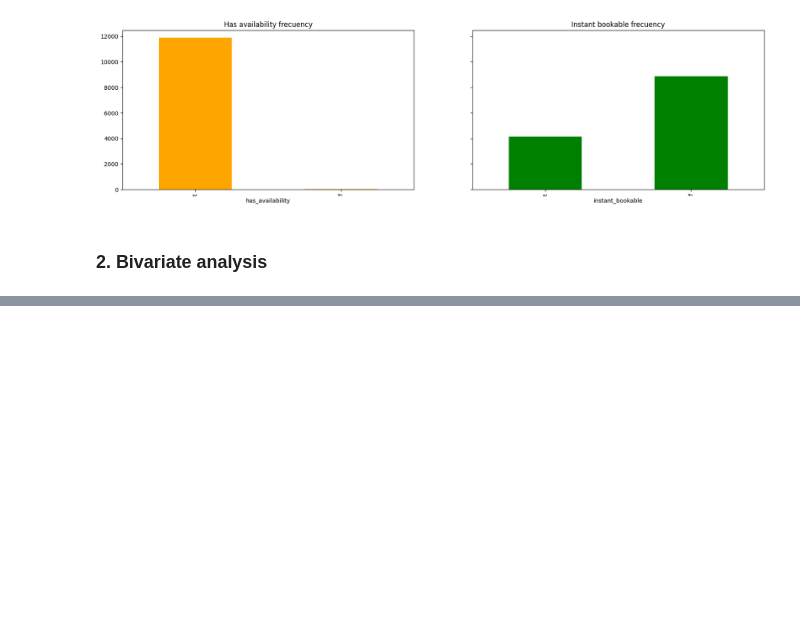
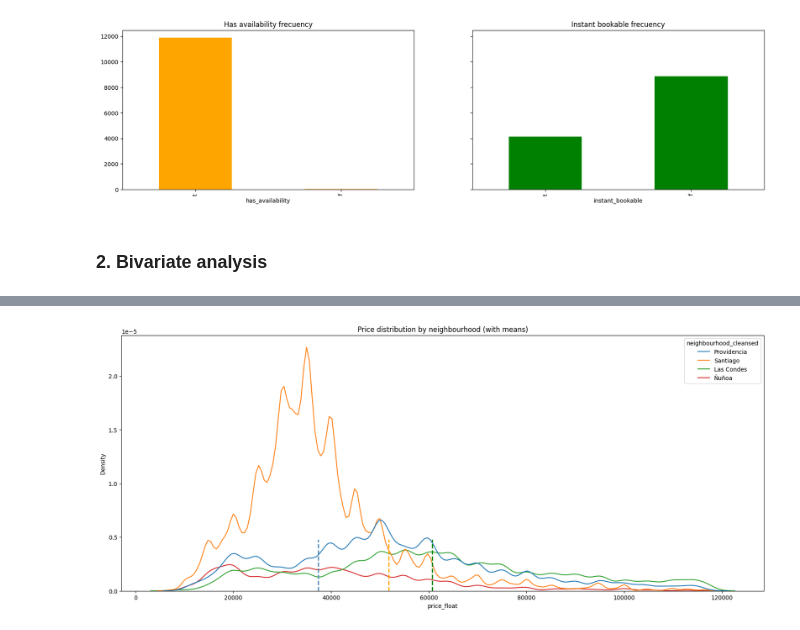
Before and after one commit to Lperdoca/Ciencia-de-datos.-Taller-1, a Jupyter notebook: EDA_AirBnb_Santiago de Chile.ipynb, the cells around one changed output, grey strips where cells are left out. Cells and saved outputs as stored; diff of their text form; code cells hidden in the pictures; blank space fills up the shorter version.

```diff
--- a/EDA_AirBnb_Santiago de Chile.ipynb
+++ b/EDA_AirBnb_Santiago de Chile.ipynb
@@ -332,7 +456,7 @@ plt.show()
 # %%
 # Another common strategy for working with datasets with high variability is by filtering the dataset by representative groups according to the context
 # In this sense, let's work only with the neighbourhoods with more listings (pareto analysis)
-neighbourhood_frec_cumsum = listings_df["neighbourhood_cleansed"].value_counts(normalize=True).cumsum()
+neighbourhood_frec_cumsum = listings_Santiago_df["neighbourhood_cleansed"].value_counts(normalize=True).cumsum()
 # %%
 # Plotting pareto analysis for neighbourhood frecuency
 plt.figure(figsize=(20, 8))
@@ -346,17 +474,19 @@ most_representative_neighbourhoods
 # %%
 # Plotting price distribution by neighborhood
 fig, ax = plt.subplots(1, 1, figsize=(20, 8))
 sns.kdeplot(
-    data=listings_df.loc[listings_df["price_float"] <= (q3 + 1.5 * iqr)].loc[listings_df["neighbourhood_cleansed"].isin(most_representative_neighbourhoods)],
+    data=listings_Santiago_df.loc[listings_Santiago_df["price_float"] <= (q3 + 1.5 * iqr)].loc[listings_Santiago_df["neighbourhood_cleansed"].isin(most_representative_neighbourhoods)],
     x="price_float",
     hue="neighbourhood_cleansed",
     bw_adjust=.3,
     ax=ax
 )
 for (neighbourhood, color) in zip(most_representative_neighbourhoods, ["steelblue", "orange", "green"]):
-    ax.axvline(listings_df.loc[listings_df["price_float"] <= (q3 + 1.5 * iqr)].loc[listings_df["neighbourhood_cleansed"] == neighbourhood, "price_float"].mean(), color=color, linestyle="dashed", linewidth=2, ymax=0.2)
+    ax.axvline(listings_Santiago_df.loc[listings_Santiago_df["price_float"] <= (q3 + 1.5 * iqr)].loc[listings_Santiago_df["neighbourhood_cleansed"] == neighbourhood, "price_float"].mean(), color=color, linestyle="dashed", linewidth=2, ymax=0.2)
 plt.title("Price distribution by neighbourhood (with means)")
 plt.show()
+# %% [output]
+[figure, added]
 # %%
 # Plotting number of reviews distribution by neighbourhood
 fig, ax = plt.subplots(1, 1, figsize=(20, 8))
```
Also changed, not shown: parts of 27 cells of this notebook.
